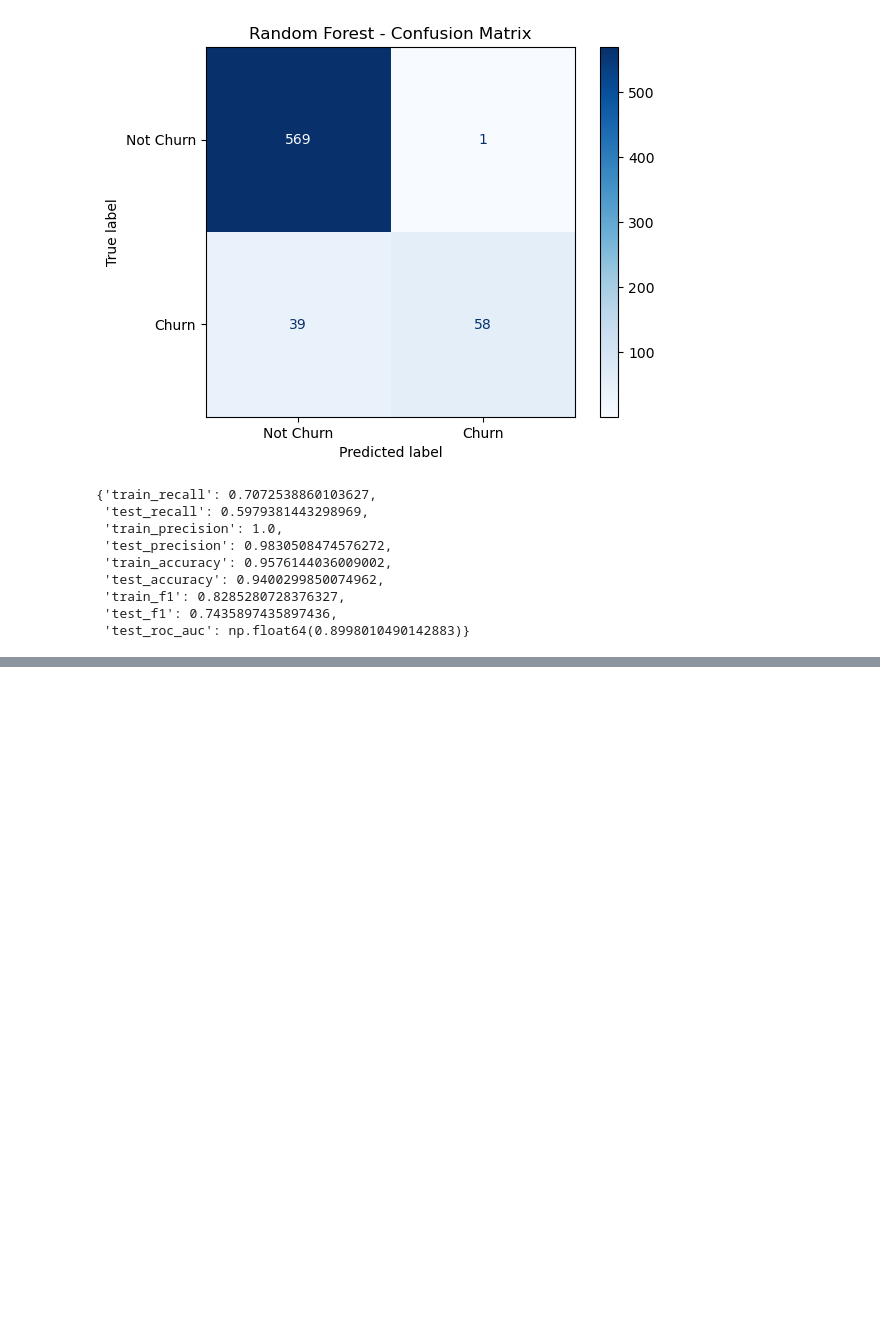
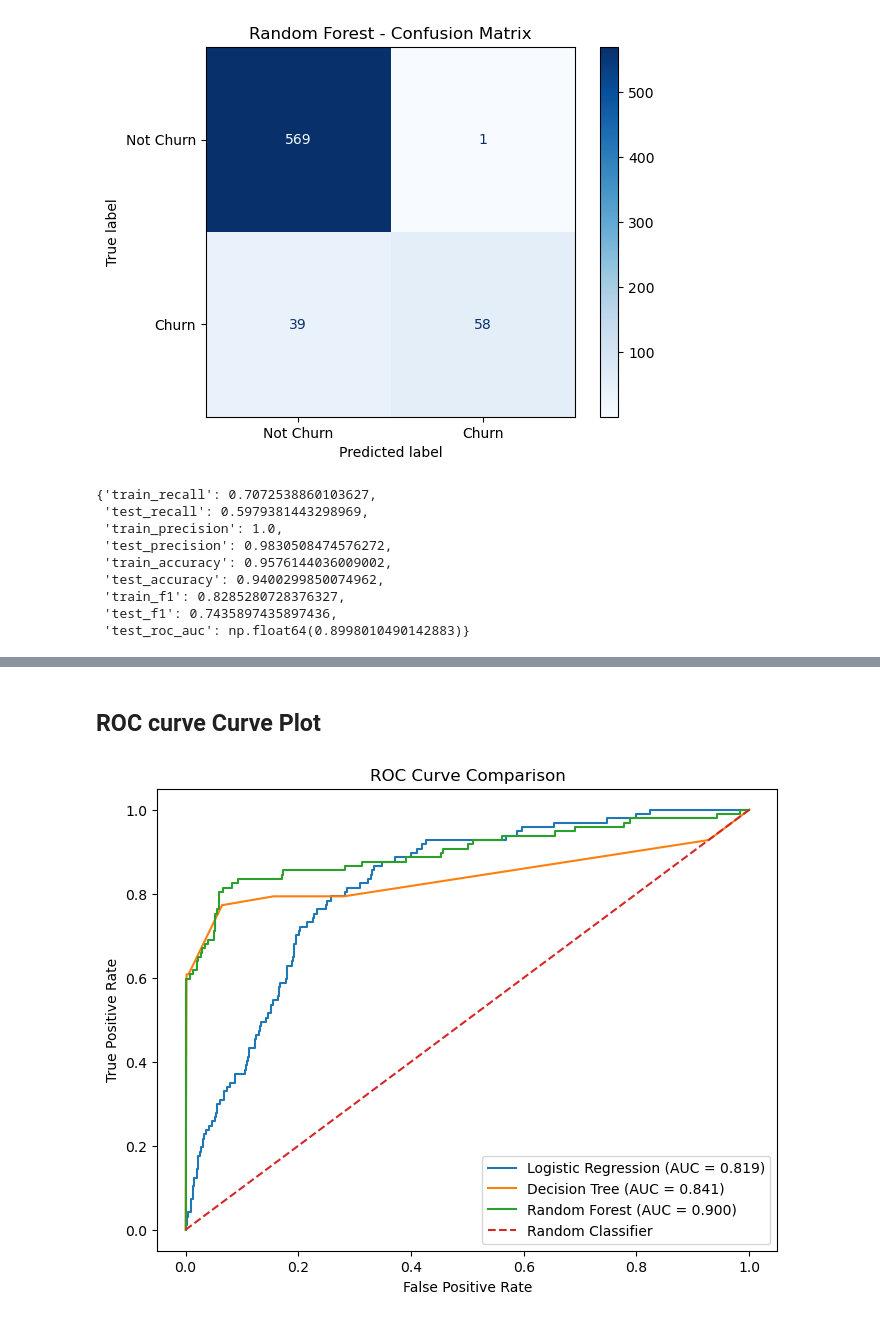
Before and after one commit to muimidean/SyriaTel_Customer_Churn, a Jupyter notebook: SyriaTel_Customer_Churn.ipynb, the cells around one changed output, grey strips where cells are left out. Saved outputs shown, nothing was run; the diff lists cells and outputs as text; code cells hidden in the pictures; blank space fills up the shorter version.

```diff
--- a/SyriaTel_Customer_Churn.ipynb
+++ b/SyriaTel_Customer_Churn.ipynb
@@ -500,0 +590,34 @@ weighted avg       0.94      0.94      0.93       667
+# %% [markdown]
+## ROC curve Curve Plot
+# %%
+# Predicted probabilities
+log_prob = log_reg_pipeline.predict_proba(X_test)[:, 1]
+dt_prob  = dt_pipeline.predict_proba(X_test)[:, 1]
+rf_prob  = rf_pipeline.predict_proba(X_test)[:, 1]
+
+# ROC curve data
+log_fpr, log_tpr, _ = roc_curve(y_test, log_prob)
+dt_fpr, dt_tpr, _   = roc_curve(y_test, dt_prob)
+rf_fpr, rf_tpr, _   = roc_curve(y_test, rf_prob)
+
+# AUC scores
+log_auc = roc_auc_score(y_test, log_prob)
+dt_auc  = roc_auc_score(y_test, dt_prob)
+rf_auc  = roc_auc_score(y_test, rf_prob)
+
+# Plot
+plt.figure(figsize=(8, 6))
+plt.plot(log_fpr, log_tpr, label=f"Logistic Regression (AUC = {log_auc:.3f})")
+plt.plot(dt_fpr, dt_tpr, label=f"Decision Tree (AUC = {dt_auc:.3f})")
+plt.plot(rf_fpr, rf_tpr, label=f"Random Forest (AUC = {rf_auc:.3f})")
+
+# Random baseline
+plt.plot([0, 1], [0, 1], linestyle="--", label="Random Classifier")
+
+plt.xlabel("False Positive Rate")
+plt.ylabel("True Positive Rate")
+plt.title("ROC Curve Comparison")
+plt.legend()
+plt.show()
+# %% [output]
+[figure, added]
```
Also changed, not shown: parts of 10 cells of this notebook.
